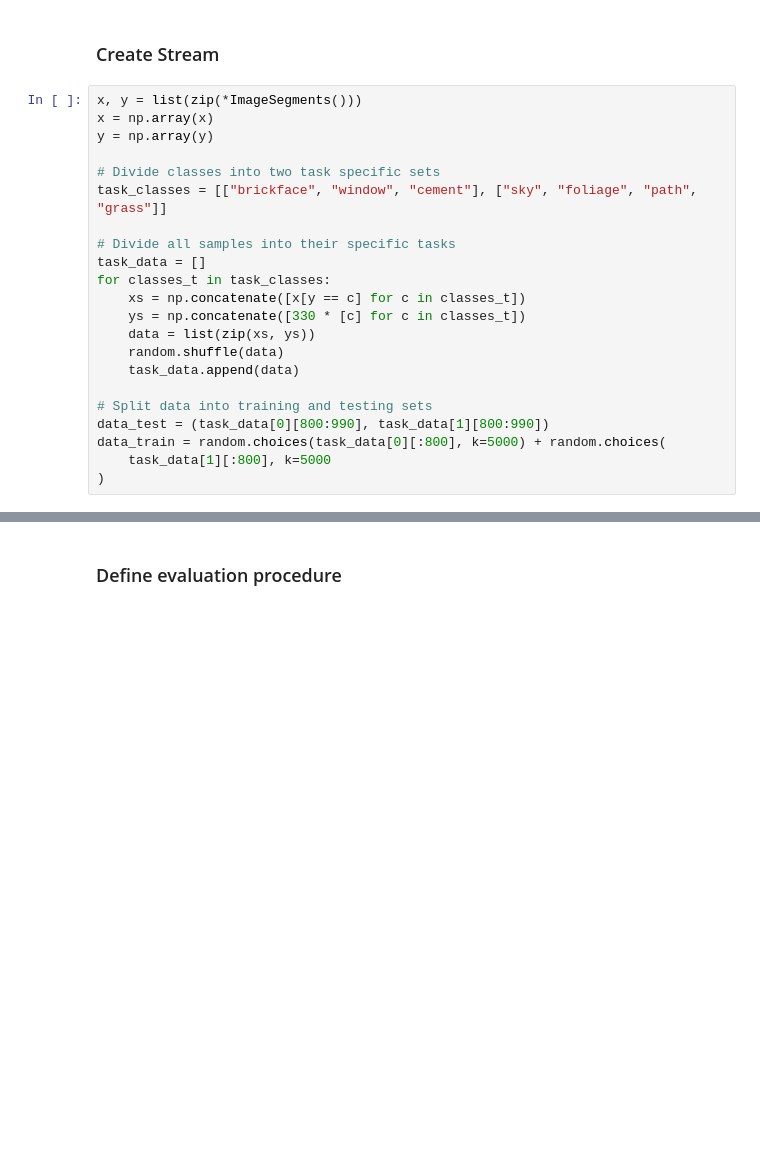
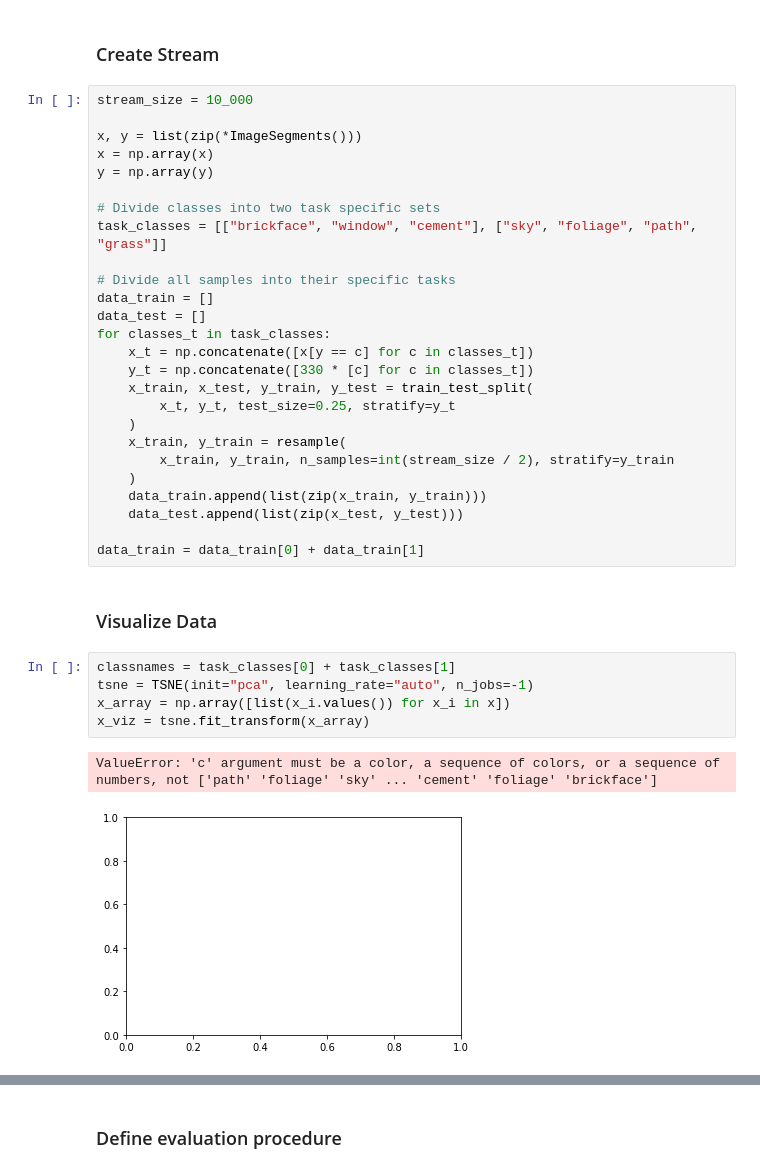
Before and after one commit to online-ml/deep-river, a Jupyter notebook: docs/examples/catastrophic_forgetting/label_shift.ipynb, the cells around one changed output, grey strips where cells are left out. Drawn from its saved outputs; the diff is of its cells as text; blank space fills up the shorter version.

Commit message:
feat: add tsne viz

```diff
--- a/docs/examples/catastrophic_forgetting/label_shift.ipynb
+++ b/docs/examples/catastrophic_forgetting/label_shift.ipynb
@@ -13,6 +17,8 @@ random.seed(42)
 # %% [markdown]
 ### Create Stream
 # %%
+stream_size = 10_000
+
 x, y = list(zip(*ImageSegments()))
 x = np.array(x)
 y = np.array(y)
@@ -21,16 +27,28 @@ y = np.array(y)
 task_classes = [["brickface", "window", "cement"], ["sky", "foliage", "path", "grass"]]
 
 # Divide all samples into their specific tasks
-task_data = []
+data_train = []
+data_test = []
 for classes_t in task_classes:
-    xs = np.concatenate([x[y == c] for c in classes_t])
-    ys = np.concatenate([330 * [c] for c in classes_t])
-    data = list(zip(xs, ys))
-    random.shuffle(data)
-    task_data.append(data)
+    x_t = np.concatenate([x[y == c] for c in classes_t])
+    y_t = np.concatenate([330 * [c] for c in classes_t])
+    x_train, x_test, y_train, y_test = train_test_split(
+        x_t, y_t, test_size=0.25, stratify=y_t
+    )
+    x_train, y_train = resample(
+        x_train, y_train, n_samples=int(stream_size / 2), stratify=y_train
+    )
+    data_train.append(list(zip(x_train, y_train)))
+    data_test.append(list(zip(x_test, y_test)))
 
-# Split data into training and testing sets
-data_test = (task_data[0][800:990], task_data[1][800:990])
-data_train = random.choices(task_data[0][:800], k=5000) + random.choices(
-    task_data[1][:800], k=5000
-)
+data_train = data_train[0] + data_train[1]
+# %% [markdown]
+### Visualize Data
+# %%
+classnames = task_classes[0] + task_classes[1]
+tsne = TSNE(init="pca", learning_rate="auto", n_jobs=-1)
+x_array = np.array([list(x_i.values()) for x_i in x])
+x_viz = tsne.fit_transform(x_array)
+# %% [output]
+ValueError: 'c' argument must be a color, a sequence of colors, or a sequence of numbers, not ['path' 'foliage' 'sky' ... 'cement' 'foliage' 'brickface']
+[figure, added]
```
Also changed, not shown: parts of 5 cells of this notebook.
